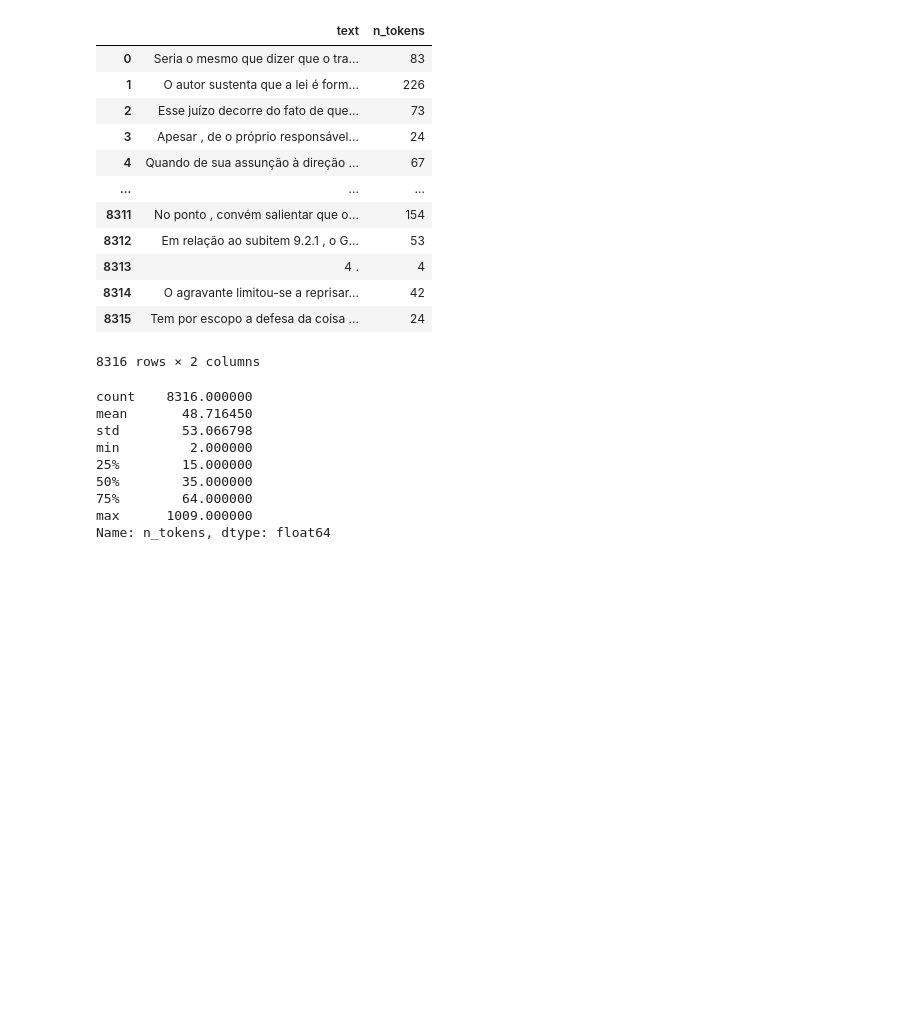
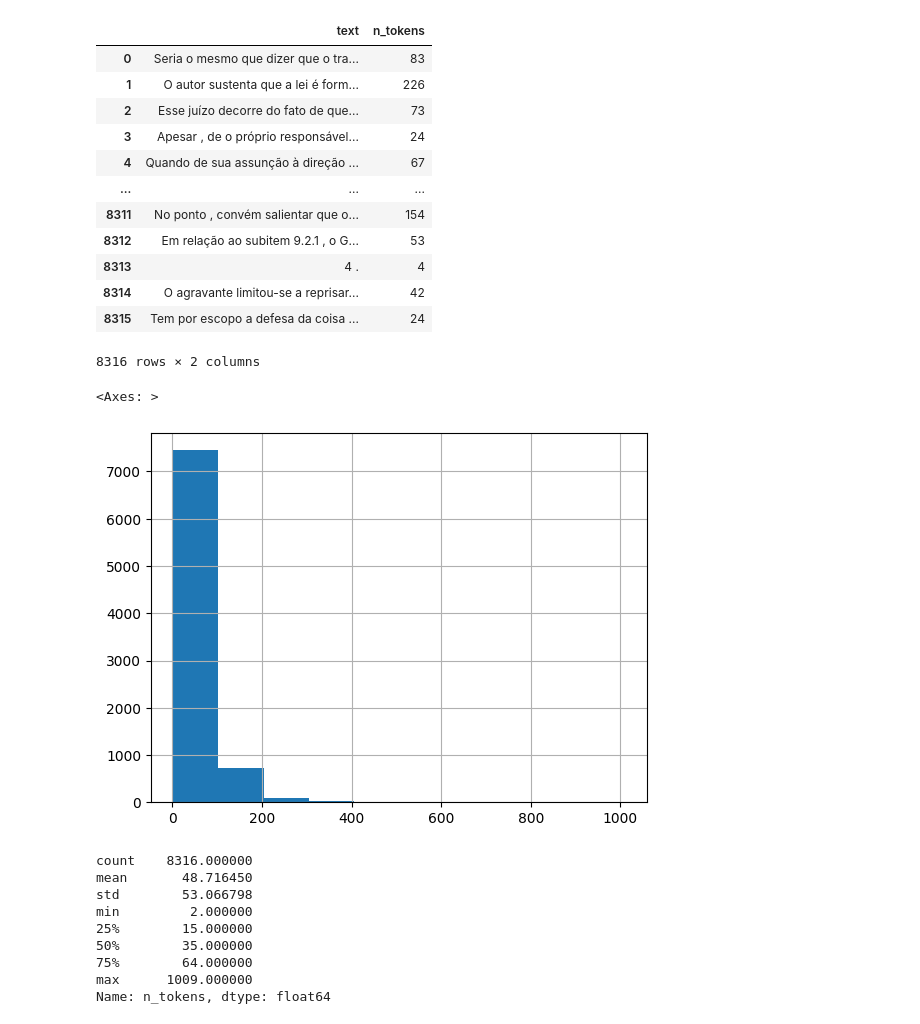
Before and after one commit to thiagoads/Laboratorio, a Jupyter notebook: bitnet/bittransformer.ipynb, the cells around one changed output. Saved outputs shown, nothing was run; the diff lists cells and outputs as text; code cells hidden in the pictures; blank space fills up the shorter version.

```diff
--- a/bitnet/bittransformer.ipynb
+++ b/bitnet/bittransformer.ipynb
@@ -132,8 +132,11 @@ from transformers import DataCollatorWithPadding
 from datasets import load_dataset
 # %%
 # Load the dataset
-train_dataset = load_dataset("Luciano/lener_br_text_to_lm", split="train[:10%]")  # Use 100% for a smaller dataset
-test_dataset = load_dataset("Luciano/lener_br_text_to_lm", split="test[:10%]")  # Use 100% for a smaller dataset
+train_dataset = load_dataset("Luciano/lener_br_text_to_lm",
+                             split="train[:100%]")  # Use 100% for a smaller dataset
+
+test_dataset = load_dataset("Luciano/lener_br_text_to_lm",
+                            split="test[:100%]")  # Use 100% for a smaller dataset
 
 print("Número de documentos no dataset de treino:", len(train_dataset))
 print("Número de documentos no dataset de teste:", len(test_dataset))
@@ -171,6 +177,11 @@ df
 | 8314 | O agravante limitou-se a reprisar... | 42 |
 | 8315 | Tem por escopo a defesa da coisa ... | 24 |
 8316 rows × 2 columns
+# %%
+df["n_tokens"].hist()
+# %% [output]
+<Axes: >
+[figure, added]
 # %%
 df["n_tokens"].describe()
 # %% [output]
```
Also changed, not shown: parts of 21 cells of this notebook.
